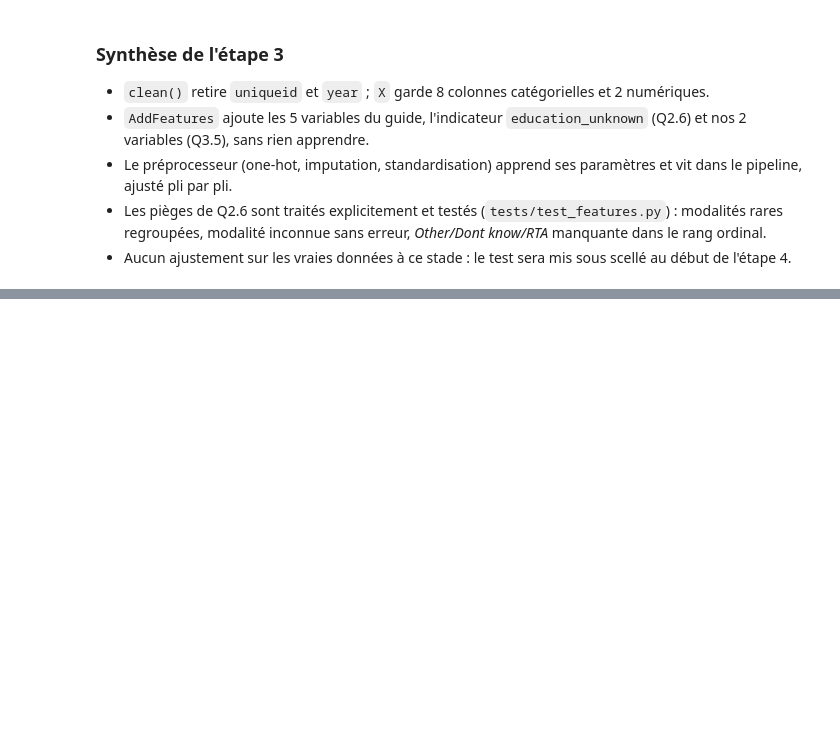
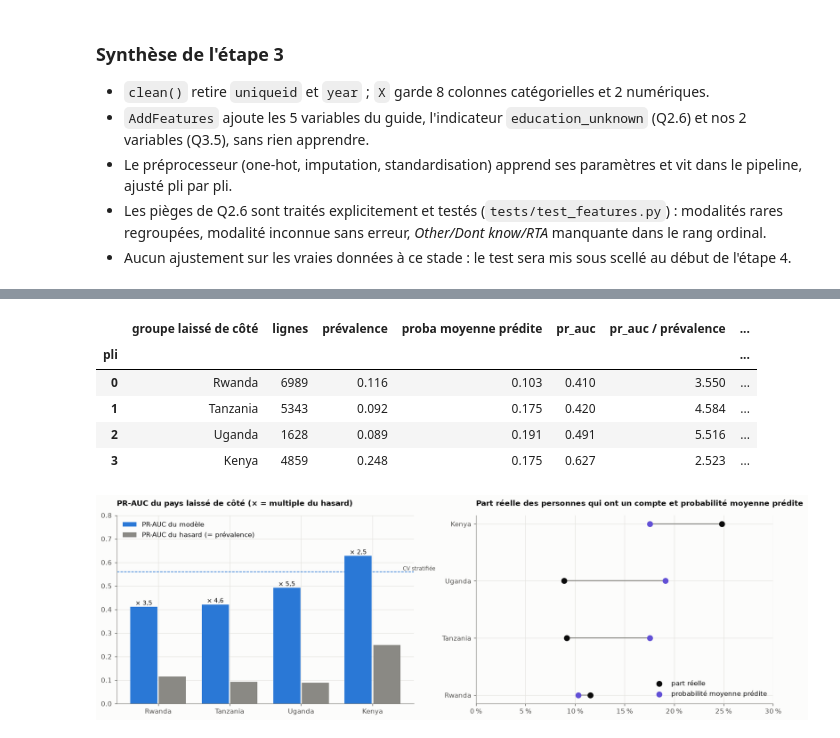
Before and after one commit to kmache/financial-inclusion-africa, a Jupyter notebook: notebooks/02_preparation_protocole.ipynb, the cells around one changed output, grey strips where cells are left out. Drawn from its saved outputs; the diff is of its cells as text; code cells hidden in the pictures; blank space fills up the shorter version.

```diff
--- a/notebooks/02_preparation_protocole.ipynb
+++ b/notebooks/02_preparation_protocole.ipynb
@@ -396,0 +629,6 @@ pd.Series({
+# %%
+sgkf = StratifiedGroupKFold(n_splits=4, shuffle=True, random_state=config.RANDOM_STATE)
+groups = X_train["country"]
+for i, (tr, va) in enumerate(sgkf.split(X_train, y_train, groups)):
+    print(i, list(groups.iloc[va].unique()), y_train.iloc[va].mean().round(3),
+          "| pays à l'entraînement :", sorted(groups.iloc[tr].unique()))
@@ -396,0 +640,5 @@ pd.Series({
+# %%
+logreg = pipe(LogisticRegression(max_iter=2000))
+row_pays, res_pays = evaluate_cv(logreg, X_train, y_train, cv=sgkf, groups=groups, name="CV groupée par pays")
+row_strat = summary.loc["modèle de base (régression logistique)"].rename("CV stratifiée (5 plis)")
+format_summary(pd.DataFrame([row_strat, row_pays]), metrics=["pr_auc", "roc_auc", "brier", "logloss", "recall_t", "cost_t"])
@@ -396,0 +649,34 @@ pd.Series({
+# %%
+by_country = per_group_scores(logreg, X_train, y_train, groups, sgkf)
+display(by_country.round(3))
+
+fig, (ax1, ax2) = plt.subplots(1, 2, figsize=(14, 4.5), layout="constrained")
+names = by_country["groupe laissé de côté"]
+x = np.arange(len(names))
+ax1.bar(x - 0.2, by_country["pr_auc"], 0.38, color=viz.YES, label="PR-AUC du modèle")
+ax1.bar(x + 0.2, by_country["prévalence"], 0.38, color=viz.INK_3, label="PR-AUC du hasard (= prévalence)")
+for xi, (ap, lift) in enumerate(zip(by_country["pr_auc"], by_country["pr_auc / prévalence"])):
+    ax1.annotate(f"× {viz.fr(f'{lift:.1f}')}", (xi - 0.2, ap), xytext=(0, 3), textcoords="offset points", ha="center", fontsize=9)
+ax1.axhline(row_strat[("pr_auc", "val", "mean")], color=viz.YES, ls="--", lw=1)
+ax1.annotate(" CV stratifiée", (len(names) - 0.6, row_strat[("pr_auc", "val", "mean")]), va="bottom", fontsize=8, color=viz.INK_2)
+ax1.set_xticks(x, names)
+ax1.set(title="PR-AUC du pays laissé de côté (× = multiple du hasard)", ylim=(0, 0.8))
+ax1.legend(loc="upper left")
+for xi, (real, pred) in enumerate(zip(by_country["prévalence"], by_country["proba moyenne prédite"])):
+    ax2.plot([real, pred], [xi, xi], color=viz.INK_3, lw=1.5, zorder=1)
+ax2.scatter(by_country["prévalence"], x, color=viz.INK, s=60, zorder=2, label="part réelle")
+ax2.scatter(by_country["proba moyenne prédite"], x, color=viz.COMPOSITION[1], s=60, zorder=2, label="probabilité moyenne prédite")
+ax2.set_yticks(x, names)
+ax2.xaxis.set_major_formatter(plt.FuncFormatter(lambda v, _: viz.fmt_pct(v, 0)))
+ax2.set(title="Part réelle des personnes qui ont un compte et probabilité moyenne prédite", xlim=(0, 0.3))
+ax2.legend(loc="lower right")
+viz.save(fig, "04_cv_par_pays")
+plt.show()
+# %% [output]
+|  | groupe laissé de côté | lignes | prévalence | proba moyenne prédite | pr_auc | pr_auc / prévalence | ... |
+| pli |  |  |  |  |  |  | ... |
+| 0 | Rwanda | 6989 | 0.116 | 0.103 | 0.410 | 3.550 | ... |
+| 1 | Tanzania | 5343 | 0.092 | 0.175 | 0.420 | 4.584 | ... |
+| 2 | Uganda | 1628 | 0.089 | 0.191 | 0.491 | 5.516 | ... |
+| 3 | Kenya | 4859 | 0.248 | 0.175 | 0.627 | 2.523 | ... |
+[figure, added]
```
Also changed, not shown: parts of 31 cells of this notebook, 9 other files.
